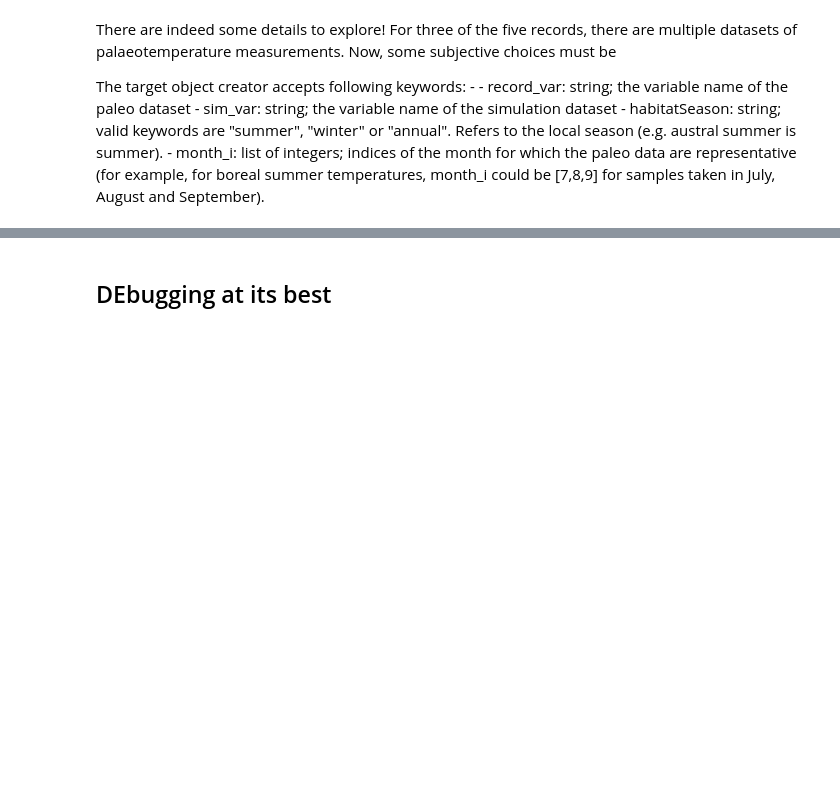
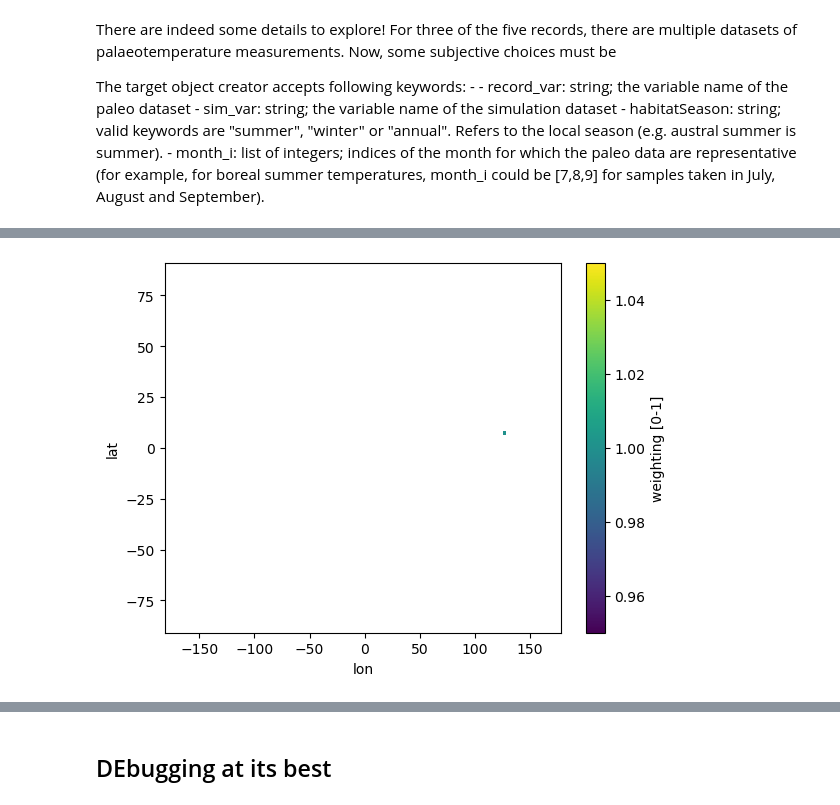
Before and after one commit to paleovar/cupsm, a Jupyter notebook: tutorials/Tutorial2-Forward_modelling.ipynb, the cells around one changed output, grey strips where cells are left out. Drawn from its saved outputs; the diff is of its cells as text; code cells hidden in the pictures; blank space fills up the shorter version.

```diff
--- a/tutorials/Tutorial2-Forward_modelling.ipynb
+++ b/tutorials/Tutorial2-Forward_modelling.ipynb
@@ -249,8 +249,12 @@ for i,site_object in enumerate(obs_data.values()):
     site_object.create_target(record_var=record_variable, sim_var=simulation_variable, habitatSeason=habitat_season)
 # %%
 # Now one can access the target via the site_object:
+import random # import random
 
-example_site = "GeoB1711_4"
+example_site = random.choice(sites).rstrip(".lpd") # chose a random site from our list
 
-print(f"For site {example_site}, the habitat season is {obs_data[example_site].target.habitatSeason}.")
+if obs_data[example_site].target.habitatSeason is None:
+    print(f"For site {example_site}, the habitat season are the month {obs_data[example_site].target.month_i}.")
+else:
+    print(f"For site {example_site}, the habitat season is {obs_data[example_site].target.habitatSeason}.")
 # %% [output]
@@ -260,0 +270,9 @@ For site GeoB1711_4, the habitat season is annual.
+# %%
+# define an examle site_object
+
+example_site_object = obs_data[example_site]
+# %%
+# define a shorter section (500 years from 16 ka to 15.5 ka)
+
+example_sim_data = sim_data.where(sim_data['time.year'].isin(np.arange(16000,15000,-1)), drop=True)
+example_sim_data
@@ -264,0 +316,6 @@ For site GeoB1711_4, the habitat season is annual.
+# %%
+%%time
+# test nn method
+
+_ = cupsm.field2site(example_sim_data, example_site_object, method="nn", plot_mask=True)
+# %% [output]
@@ -265 +324,2 @@ For site GeoB1711_4, the habitat season is annual.
+[figure, added]
 # %%
```
Also changed, not shown: parts of 28 cells of this notebook, 4 other files.
